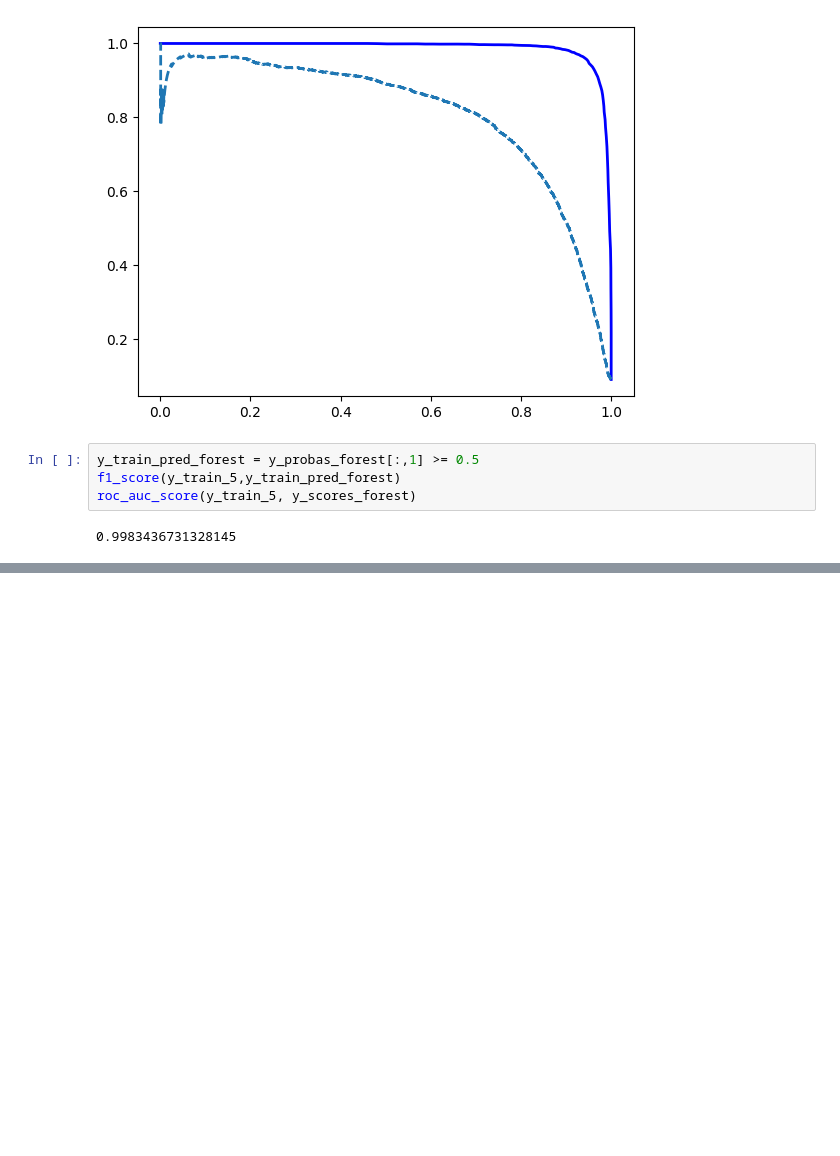
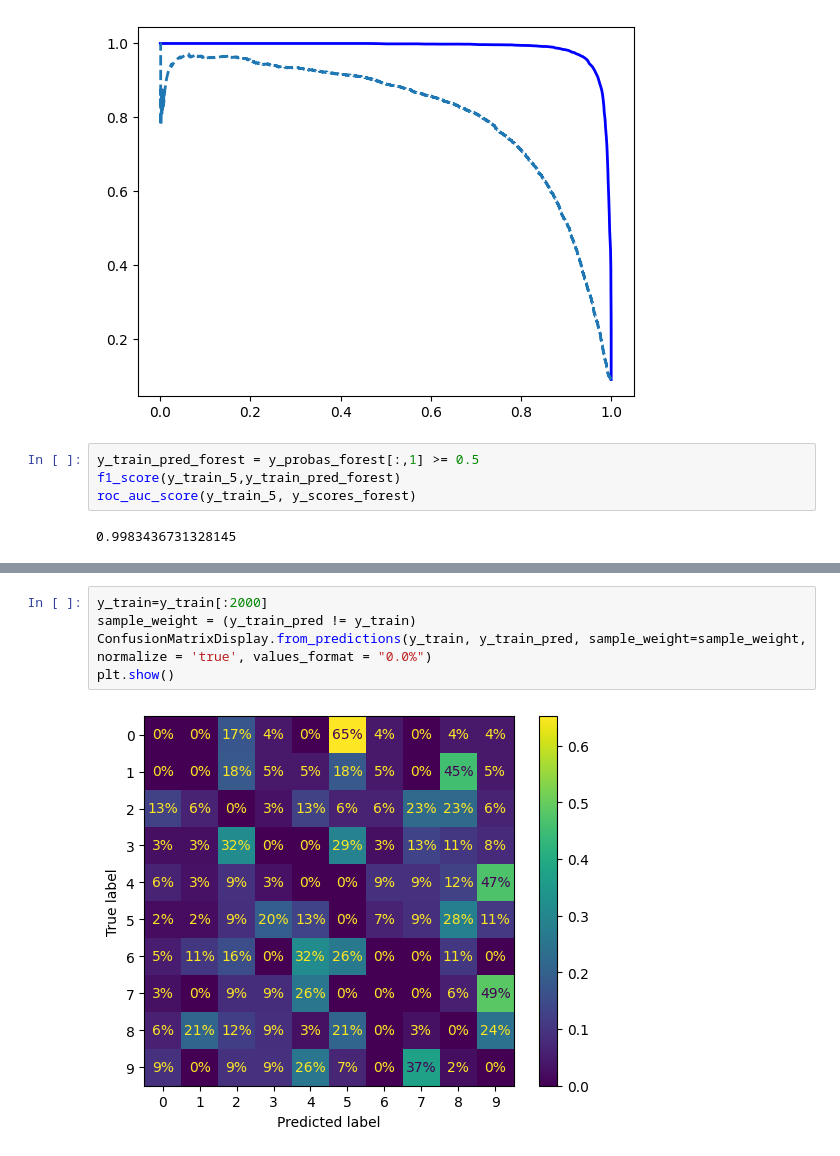
Before and after one commit to atamez6/housing_prediction, a Jupyter notebook: 03_clasification.ipynb, the cells around one changed output, grey strips where cells are left out. Drawn from its saved outputs; the diff is of its cells as text; blank space fills up the shorter version.

```diff
--- a/03_clasification.ipynb
+++ b/03_clasification.ipynb
@@ -167,0 +241,7 @@ roc_auc_score(y_train_5, y_scores_forest)
+# %%
+y_train=y_train[:2000]
+sample_weight = (y_train_pred != y_train)
+ConfusionMatrixDisplay.from_predictions(y_train, y_train_pred, sample_weight=sample_weight, normalize = 'true', values_format = "0.0%")
+plt.show()
+# %% [output]
+[figure, added]
```
Also changed, not shown: parts of 21 cells of this notebook, 1 other file.
